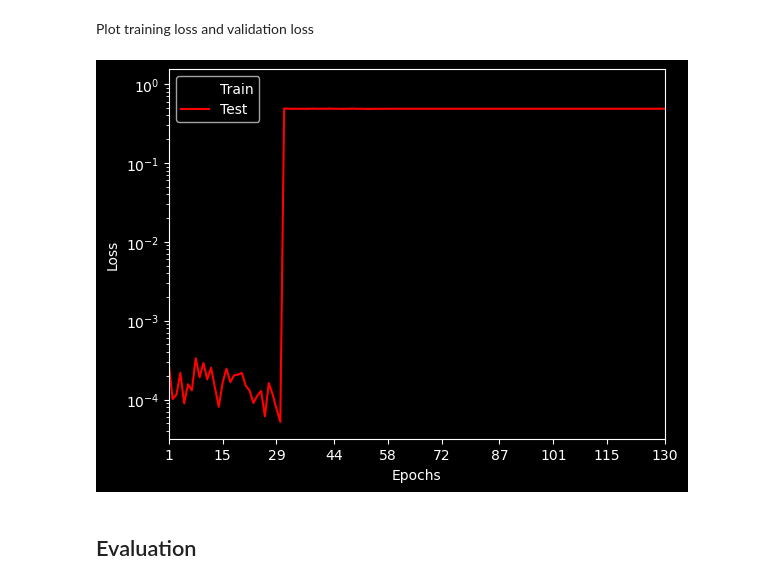
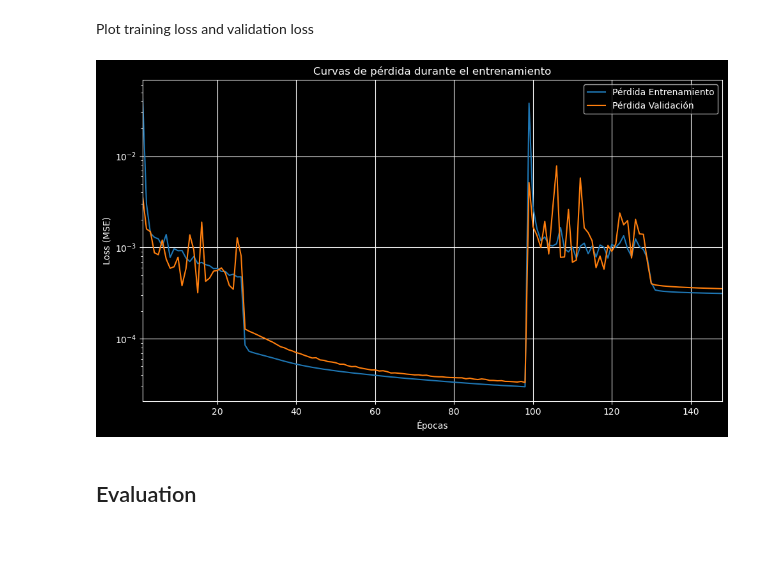
Before and after one commit to dgbarcena/ia_thermal, a Jupyter notebook: ismaelgallo/PCB_MLP_PINN.ipynb, the cells around one changed output. Cells and saved outputs as stored; diff of their text form; code cells hidden in the pictures; blank space fills up the shorter version.

```diff
--- a/ismaelgallo/PCB_MLP_PINN.ipynb
+++ b/ismaelgallo/PCB_MLP_PINN.ipynb
@@ -368,9 +368,9 @@ for epoch in range(start_epoch, epochs):
 # %% [markdown]
 Plot training loss and validation loss
 # %%
-plot_loss_evolution(train_loss, val_loss_hist)
+plot_loss_curves(train_loss, val_loss_hist)
 # %% [output]
-[figure, old version]
+[figure, new version]
 # %% [markdown]
 ## Evaluation
 # %%
```
Also changed, not shown: parts of 10 cells of this notebook, 4 other files.
